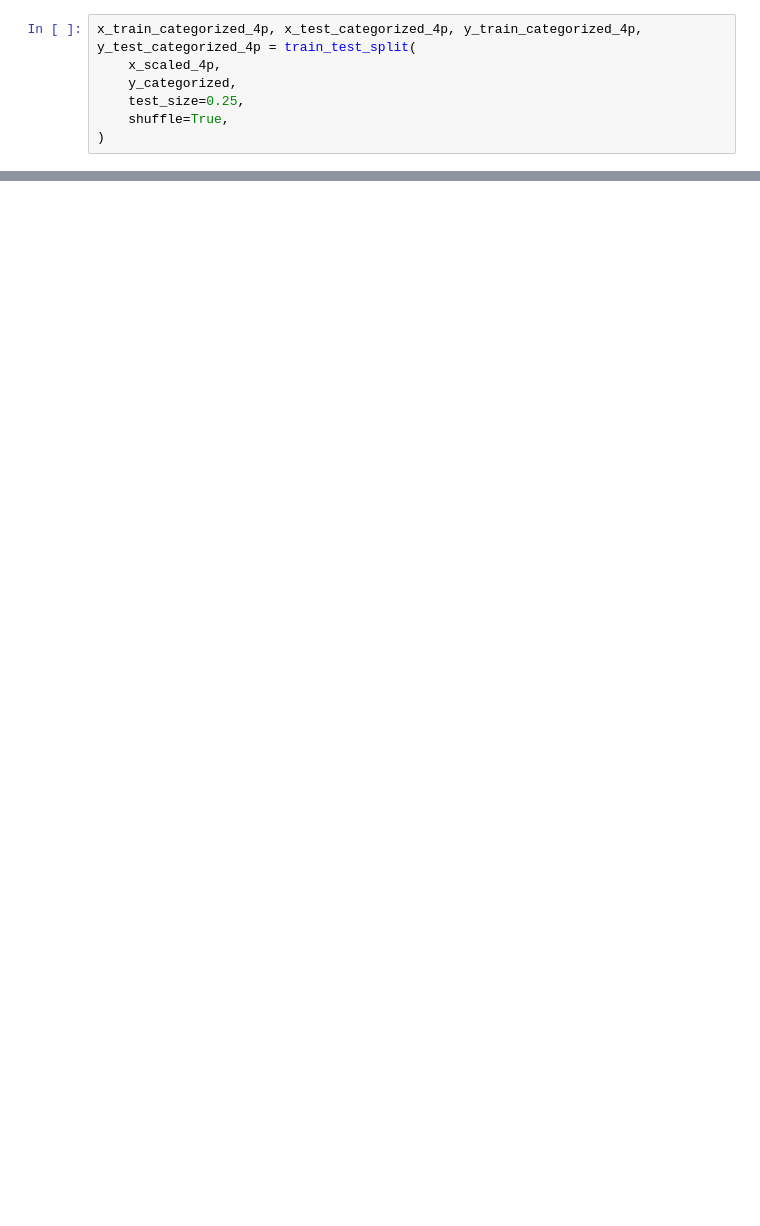
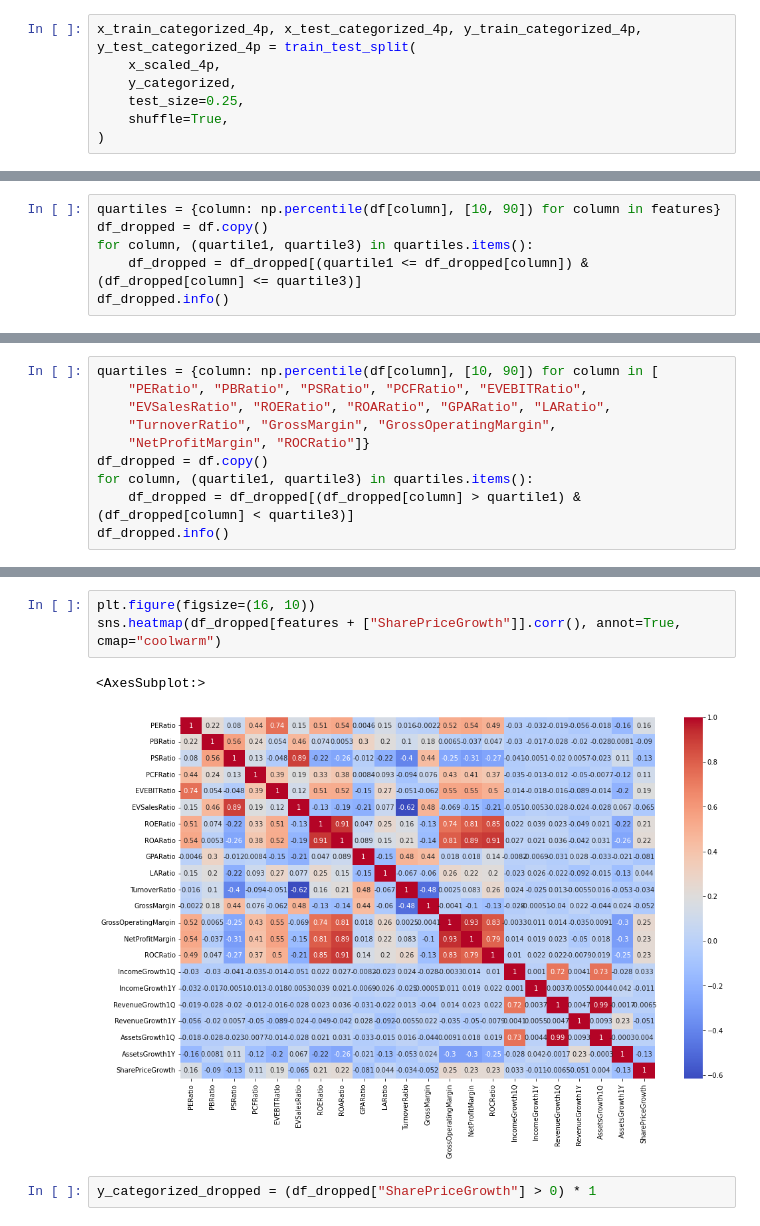
Before and after one commit to panda5176/quantata, a Jupyter notebook: examples/ml.ipynb, the cells around one changed output, grey strips where cells are left out. Drawn from its saved outputs; the diff is of its cells as text; blank space fills up the shorter version.

```diff
--- a/examples/ml.ipynb
+++ b/examples/ml.ipynb
@@ -361,0 +343,6 @@ print(acc_dtc_4p, roc_auc_dtc_4p, f1_dtc_4p)
+# %%
+quartiles = {column: np.percentile(df[column], [10, 90]) for column in features}
+df_dropped = df.copy()
+for column, (quartile1, quartile3) in quartiles.items():
+    df_dropped = df_dropped[(quartile1 <= df_dropped[column]) & (df_dropped[column] <= quartile3)]
+df_dropped.info()
@@ -361,0 +367,10 @@ print(acc_dtc_4p, roc_auc_dtc_4p, f1_dtc_4p)
+# %%
+quartiles = {column: np.percentile(df[column], [10, 90]) for column in [
+    "PERatio", "PBRatio", "PSRatio", "PCFRatio", "EVEBITRatio",
+    "EVSalesRatio", "ROERatio", "ROARatio", "GPARatio", "LARatio",
+    "TurnoverRatio", "GrossMargin", "GrossOperatingMargin",
+    "NetProfitMargin", "ROCRatio"]}
+df_dropped = df.copy()
+for column, (quartile1, quartile3) in quartiles.items():
+    df_dropped = df_dropped[(df_dropped[column] > quartile1) & (df_dropped[column] < quartile3)]
+df_dropped.info()
@@ -361,0 +395,8 @@ print(acc_dtc_4p, roc_auc_dtc_4p, f1_dtc_4p)
+# %%
+plt.figure(figsize=(16, 10))
+sns.heatmap(df_dropped[features + ["SharePriceGrowth"]].corr(), annot=True, cmap="coolwarm")
+# %% [output]
+<AxesSubplot:>
+[figure, added]
+# %%
+y_categorized_dropped = (df_dropped["SharePriceGrowth"] > 0) * 1
```
Also changed, not shown: parts of 52 cells of this notebook.
